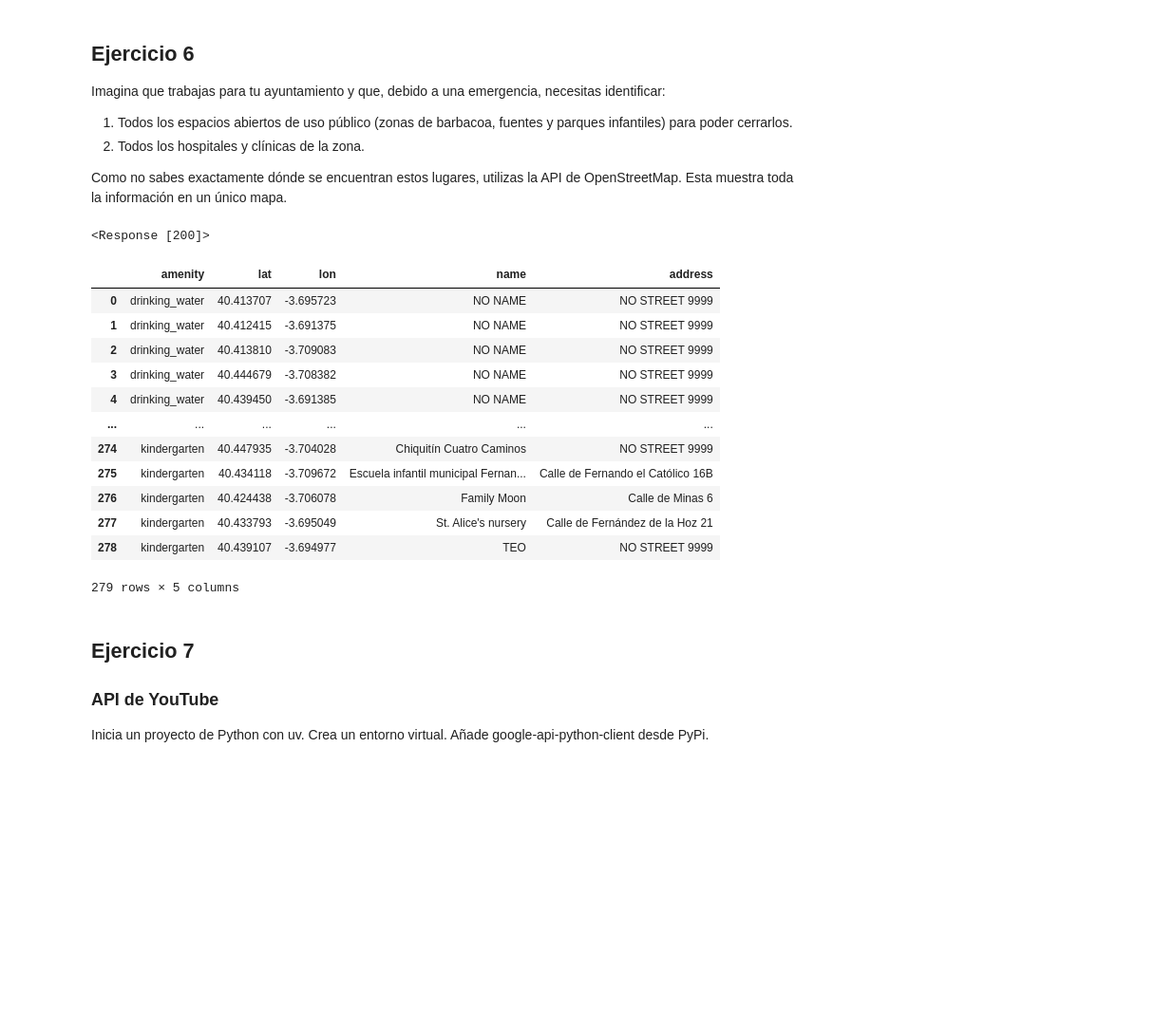
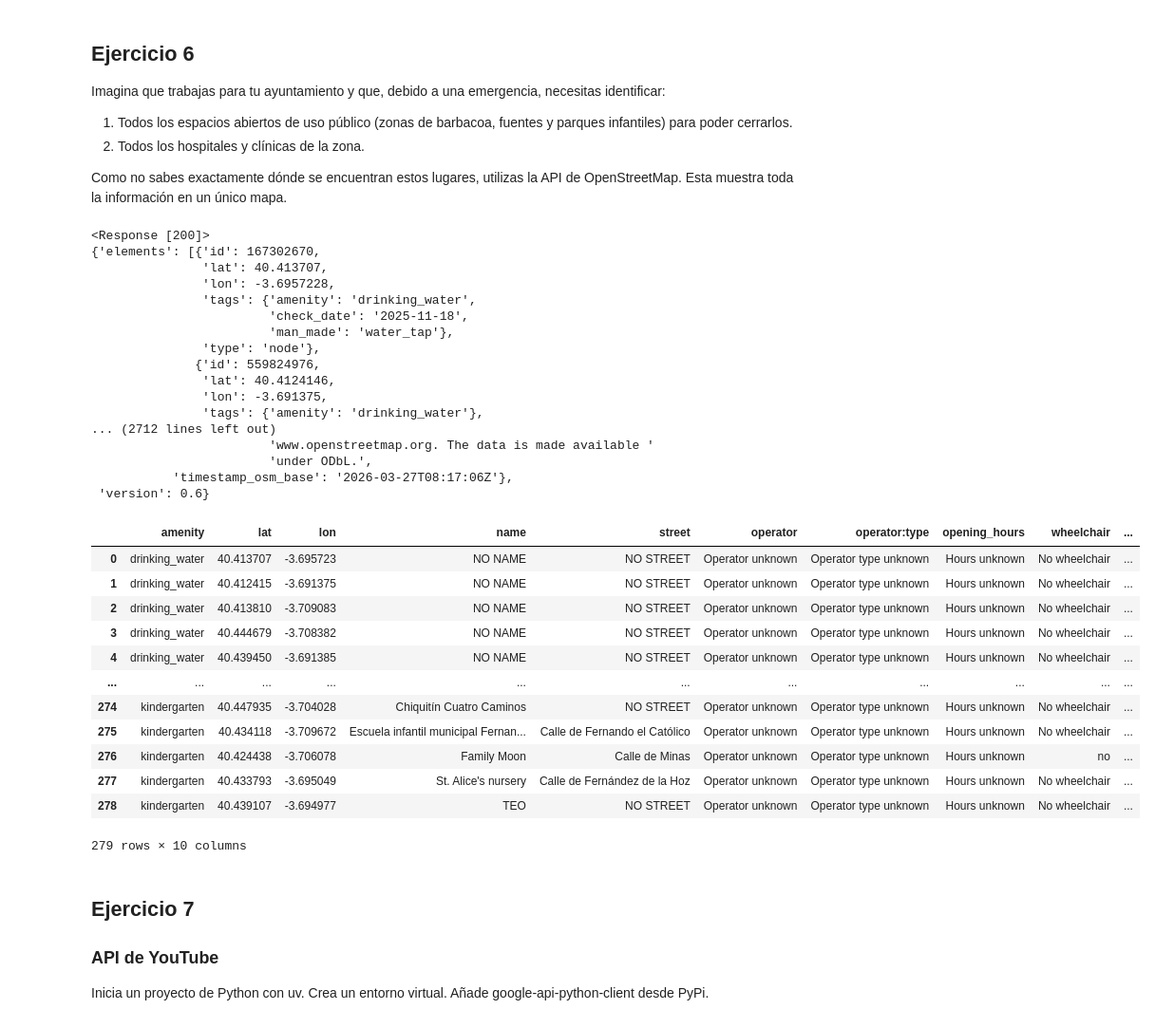
Before and after one commit to PablodaCunha/2603_ds_ft_thebridge, a Jupyter notebook: 2-Analytics/6-APIs/Ejercicios/Ejercicios_APIs.ipynb, the cells around one changed output. Shown at 95% size. Drawn from its saved outputs; the diff is of its cells as text; code cells hidden in the pictures; blank space fills up the shorter version.

```diff
--- a/2-Analytics/6-APIs/Ejercicios/Ejercicios_APIs.ipynb
+++ b/2-Analytics/6-APIs/Ejercicios/Ejercicios_APIs.ipynb
@@ -522,21 +527,3 @@ Imagina que trabajas para tu ayuntamiento y que, debido a una emergencia, necesi
 2. Todos los hospitales y clínicas de la zona.
 
 Como no sabes exactamente dónde se encuentran estos lugares, utilizas la API de OpenStreetMap. Esta muestra toda la información en un único mapa.
-# %%
-
-df
-# %% [output]
-<Response [200]>
-|  | amenity | lat | lon | name | address |
-| 0 | drinking_water | 40.413707 | -3.695723 | NO NAME | NO STREET 9999 |
-| 1 | drinking_water | 40.412415 | -3.691375 | NO NAME | NO STREET 9999 |
-| 2 | drinking_water | 40.413810 | -3.709083 | NO NAME | NO STREET 9999 |
-| 3 | drinking_water | 40.444679 | -3.708382 | NO NAME | NO STREET 9999 |
-| 4 | drinking_water | 40.439450 | -3.691385 | NO NAME | NO STREET 9999 |
-| ... | ... | ... | ... | ... | ... |
-| 274 | kindergarten | 40.447935 | -3.704028 | Chiquitín Cuatro Caminos | NO STREET 9999 |
-| 275 | kindergarten | 40.434118 | -3.709672 | Escuela infantil municipal Fernan... | Calle de Fernando el Católico 16B |
-| 276 | kindergarten | 40.424438 | -3.706078 | Family Moon | Calle de Minas 6 |
-| 277 | kindergarten | 40.433793 | -3.695049 | St. Alice's nursery | Calle de Fernández de la Hoz 21 |
-| 278 | kindergarten | 40.439107 | -3.694977 | TEO | NO STREET 9999 |
-279 rows × 5 columns
@@ -543,3 +561,60 @@ df
+# %%
+overpass_query = """
+[out:json];
+node["amenity"="bbq"]
+  (40.410505, -3.715351, 40.448860, -3.677615);
+out;
+node["amenity"="drinking_water"]
+  (40.410505, -3.715351, 40.448860, -3.677615);
+out;
+node["amenity"="hospital"]
+  (40.410505, -3.715351, 40.448860, -3.677615);
+out;
+node["amenity"="clinic"]
+  (40.410505, -3.715351, 40.448860, -3.677615);
+out;
+node["amenity"="kindergarten"]
+  (40.410505, -3.715351, 40.448860, -3.677615);
+out;
+"""
+response = requests.get(overpass_url,
+                        params={'data': overpass_query})
+print(response)
+data = response.json()
+pprint(data)
+df = json_to_df(data)
+df
+# %% [output]
+<Response [200]>
+{'elements': [{'id': 167302670,
+               'lat': 40.413707,
+               'lon': -3.6957228,
+               'tags': {'amenity': 'drinking_water',
+                        'check_date': '2025-11-18',
+                        'man_made': 'water_tap'},
+               'type': 'node'},
+              {'id': 559824976,
+               'lat': 40.4124146,
+               'lon': -3.691375,
+               'tags': {'amenity': 'drinking_water'},
+... (2712 lines left out)
+                        'www.openstreetmap.org. The data is made available '
+                        'under ODbL.',
+           'timestamp_osm_base': '2026-03-27T08:17:06Z'},
+ 'version': 0.6}
+|  | amenity | lat | lon | name | street | operator | operator:type | opening_hours | wheelchair | ... |
+| 0 | drinking_water | 40.413707 | -3.695723 | NO NAME | NO STREET | Operator unknown | Operator type unknown | Hours unknown | No wheelchair | ... |
+| 1 | drinking_water | 40.412415 | -3.691375 | NO NAME | NO STREET | Operator unknown | Operator type unknown | Hours unknown | No wheelchair | ... |
+| 2 | drinking_water | 40.413810 | -3.709083 | NO NAME | NO STREET | Operator unknown | Operator type unknown | Hours unknown | No wheelchair | ... |
+| 3 | drinking_water | 40.444679 | -3.708382 | NO NAME | NO STREET | Operator unknown | Operator type unknown | Hours unknown | No wheelchair | ... |
+| 4 | drinking_water | 40.439450 | -3.691385 | NO NAME | NO STREET | Operator unknown | Operator type unknown | Hours unknown | No wheelchair | ... |
+| ... | ... | ... | ... | ... | ... | ... | ... | ... | ... | ... |
+| 274 | kindergarten | 40.447935 | -3.704028 | Chiquitín Cuatro Caminos | NO STREET | Operator unknown | Operator type unknown | Hours unknown | No wheelchair | ... |
+| 275 | kindergarten | 40.434118 | -3.709672 | Escuela infantil municipal Fernan... | Calle de Fernando el Católico | Operator unknown | Operator type unknown | Hours unknown | No wheelchair | ... |
+| 276 | kindergarten | 40.424438 | -3.706078 | Family Moon | Calle de Minas | Operator unknown | Operator type unknown | Hours unknown | no | ... |
+| 277 | kindergarten | 40.433793 | -3.695049 | St. Alice's nursery | Calle de Fernández de la Hoz | Operator unknown | Operator type unknown | Hours unknown | No wheelchair | ... |
+| 278 | kindergarten | 40.439107 | -3.694977 | TEO | NO STREET | Operator unknown | Operator type unknown | Hours unknown | No wheelchair | ... |
+279 rows × 10 columns
 # %%
 plot_my_map(df)
 # %% [markdown]
```
Also changed, not shown: parts of 19 cells of this notebook.
